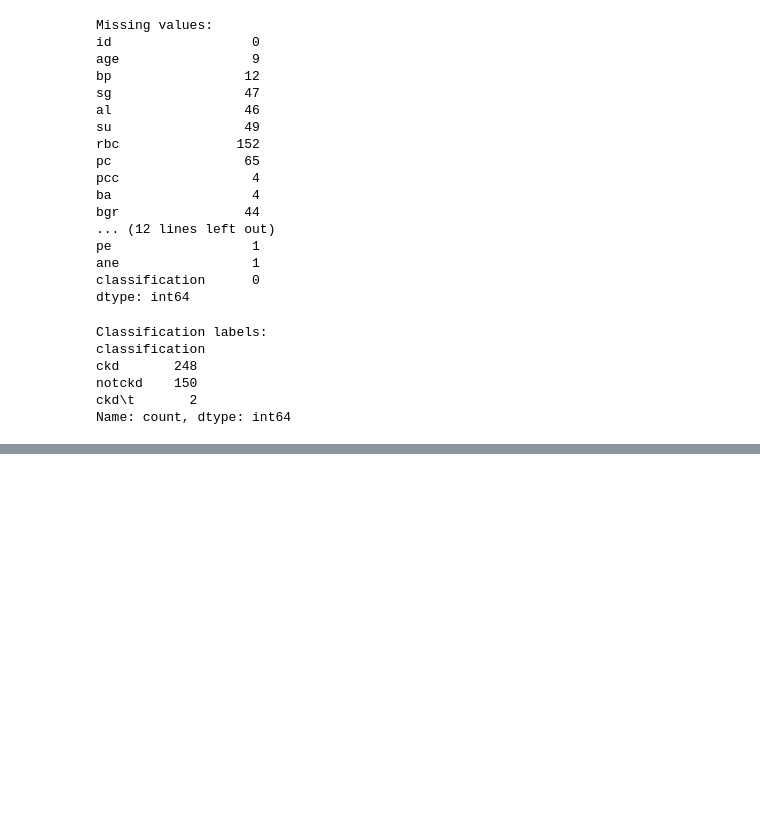
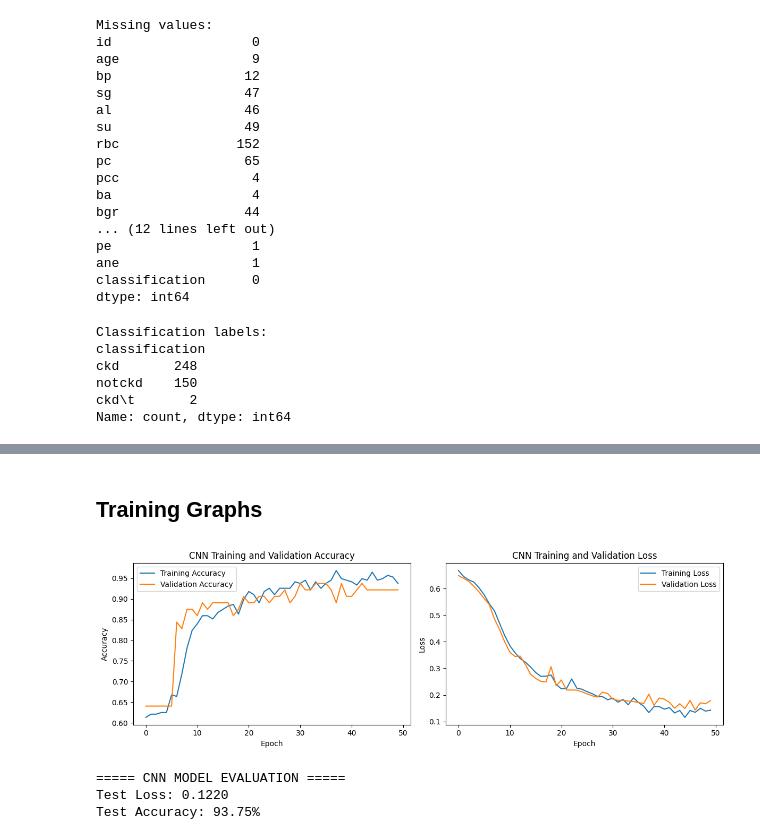
Before and after one commit to saara-19-hub/databricks-hub, a Jupyter notebook: CNN_Minor_Project.ipynb, the cells around one changed output, grey strips where cells are left out. Saved outputs shown, nothing was run; the diff lists cells and outputs as text; code cells hidden in the pictures; blank space fills up the shorter version.

```diff
--- a/CNN_Minor_Project.ipynb
+++ b/CNN_Minor_Project.ipynb
@@ -89,0 +274,6 @@ Name: count, dtype: int64
+# %%
+X_train_cnn = X_train_processed[..., None]
+X_test_cnn = X_test_processed[..., None]
+
+y_train_cnn = y_train.to_numpy(dtype=np.float32)
+y_test_cnn = y_test.to_numpy(dtype=np.float32)
@@ -89,0 +349,17 @@ Name: count, dtype: int64
+# %%
+
+early_stopping = EarlyStopping(
+    monitor="val_loss",
+    patience=8,
+    restore_best_weights=True
+)
+
+history = model.fit(
+    X_train_cnn,
+    y_train_cnn,
+    epochs=50,
+    batch_size=16,
+    validation_split=0.20,
+    callbacks=[early_stopping],
+    verbose=1
+)
@@ -89,0 +384,39 @@ Name: count, dtype: int64
+# %% [markdown]
+## Training Graphs
+# %%
+
+plt.figure(figsize=(12, 4))
+
+plt.subplot(1, 2, 1)
+plt.plot(history.history["accuracy"], label="Training Accuracy")
+plt.plot(history.history["val_accuracy"], label="Validation Accuracy")
+plt.xlabel("Epoch")
+plt.ylabel("Accuracy")
+plt.title("CNN Training and Validation Accuracy")
+plt.legend()
+
+plt.subplot(1, 2, 2)
+plt.plot(history.history["loss"], label="Training Loss")
+plt.plot(history.history["val_loss"], label="Validation Loss")
+plt.xlabel("Epoch")
+plt.ylabel("Loss")
+plt.title("CNN Training and Validation Loss")
+plt.legend()
+
+plt.tight_layout()
+plt.show()
+# %% [output]
+[figure, added]
+# %%
+test_loss, test_accuracy = model.evaluate(
+    X_test_cnn,
+    y_test_cnn,
+    verbose=0
+)
+print("===== CNN MODEL EVALUATION =====")
+print(f"Test Loss: {test_loss:.4f}")
+print(f"Test Accuracy: {test_accuracy * 100:.2f}%")
+# %% [output]
+===== CNN MODEL EVALUATION =====
+Test Loss: 0.1220
+Test Accuracy: 93.75%
```
Also changed, not shown: parts of 38 cells of this notebook.
